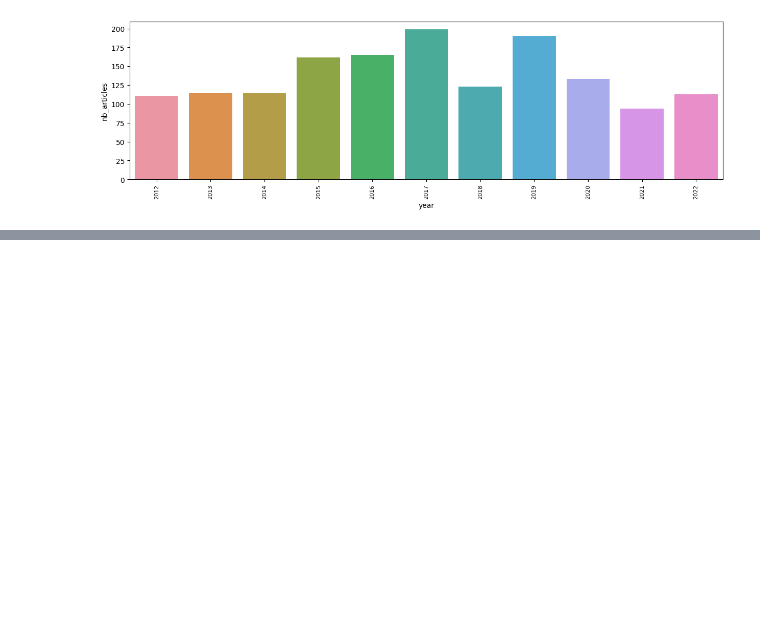
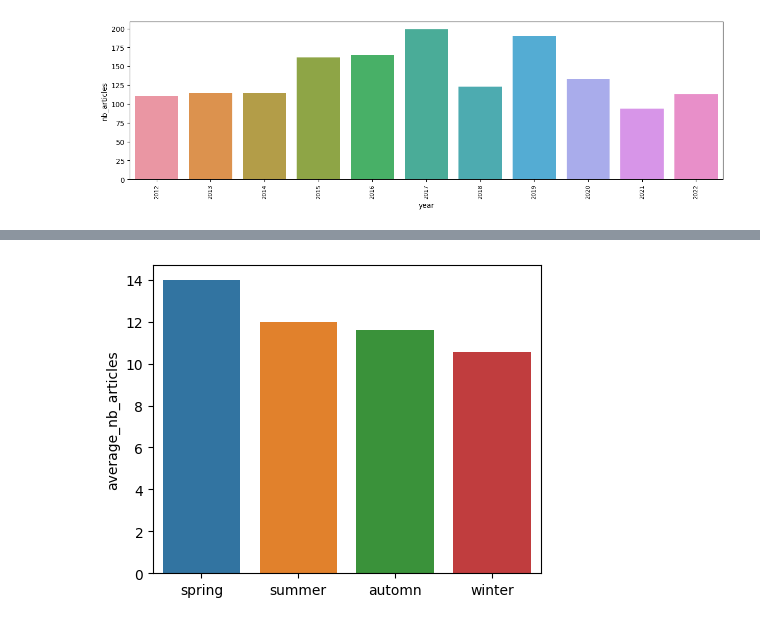
Before and after one commit to dialectique/Web-scraping-bot, a Jupyter notebook: notebooks/data_exploration.ipynb, the cells around one changed output, grey strips where cells are left out. Saved outputs shown, nothing was run; the diff lists cells and outputs as text; code cells hidden in the pictures; blank space fills up the shorter version.

```diff
--- a/notebooks/data_exploration.ipynb
+++ b/notebooks/data_exploration.ipynb
@@ -331,0 +360,17 @@ plt.xticks(rotation=90, fontsize=8);
+# %%
+# compute total and average number of articles for each season
+seasonal_average = average_article_month.copy()
+seasons = {
+    'spring' : ("03", "04", "05"),
+    'summer' : ("06", "07", "08"),
+    'automn' : ("09", "10", "11"),
+    'winter' : ("12", "01", "02")}
+
+seasonal_average = {key : pd.DataFrame(
+    seasonal_average.query(f"month in {value}").agg(
+    sum_=('total_nb_articles', sum),
+    mean_=('average_nb_articles', np.mean)
+    ).sum()).rename(columns={0: key}).transpose() for key, value in seasons.items()}
+
+seasonal_average = pd.concat(df for df in seasonal_average.values())
+seasonal_average
@@ -331,0 +383,6 @@ plt.xticks(rotation=90, fontsize=8);
+# %%
+# plot average number for each season
+plt.figure(figsize=(5, 4))
+sns.barplot(x = seasonal_average.index, y = 'average_nb_articles', data = seasonal_average);
+# %% [output]
+[figure, added]
```
Also changed, not shown: parts of 8 cells of this notebook.
